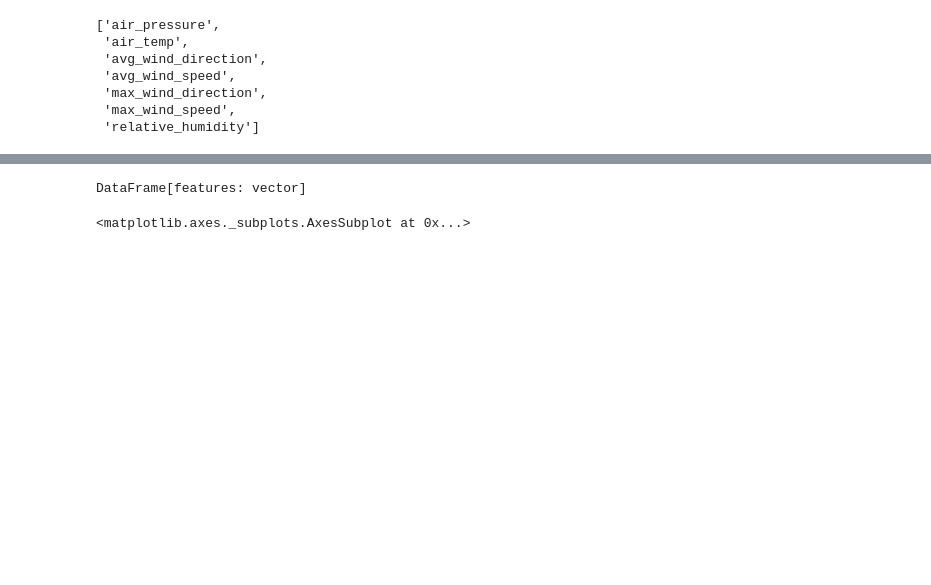
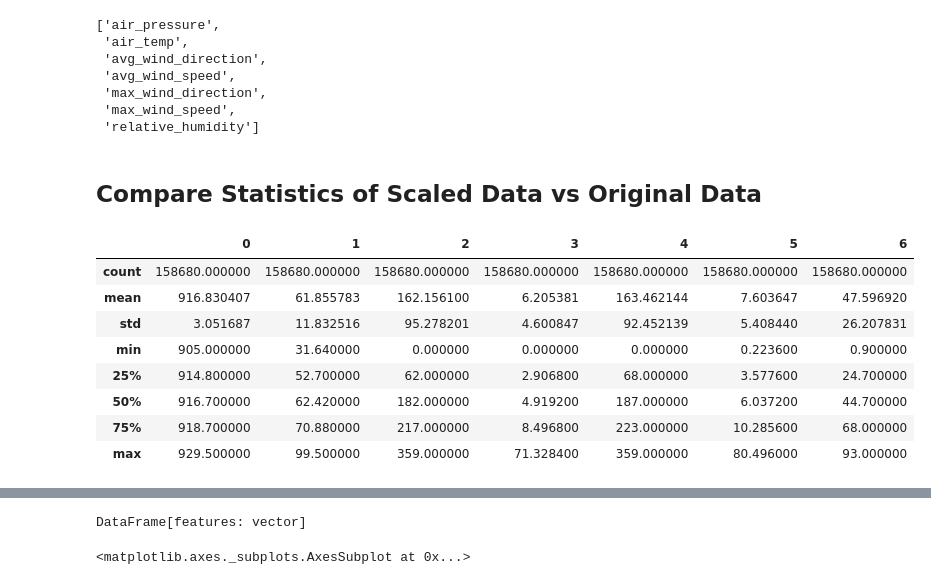
Before and after one commit to words-sdsc/courseraDataSimulation, a Jupyter notebook: course4-ML/Spark - Clustering.ipynb, the cells around one changed output, grey strips where cells are left out. Drawn from its saved outputs; the diff is of its cells as text; code cells hidden in the pictures; blank space fills up the shorter version.

```diff
--- a/course4-ML/Spark - Clustering.ipynb
+++ b/course4-ML/Spark - Clustering.ipynb
@@ -11,7 +11,7 @@ import matplotlib.pyplot as plt
 # %%
 sqlContext = SQLContext(sc)
 # %%
-dataDF = sqlContext.read.load('file:///home/cloudera/coursera/courseraDataSimulation/course4-ML/MW-timestamp-NEW.csv',
+dataDF = sqlContext.read.load('file:///home/cloudera/coursera/courseraDataSimulation/course4-ML/minute_weather.csv',
                           format='com.databricks.spark.csv',
                           header='true',inferSchema='true')
 # %%
@@ -38,6 +38,5 @@ dataDF.count()
 # %%
 #Down sample to take every 10th value
 
-#filtered = dataDF.filter((dataDF.rowID % 10) == 0)
-
-filtered = dataDF
+filtered = dataDF.filter((dataDF.rowID % 10) == 0)
+filtered.count()
@@ -91,2 +89,22 @@ scalerModel = scaler.fit(assembled)
 # Normalize each feature
 scaledData = scalerModel.transform(assembled)
+# %% [markdown]
+## Compare Statistics of Scaled Data vs Original Data
+# %%
+# UNSCALED : Extract features_pre and Describe features_pre
+
+splitVector = lambda x: pd.Series([i for i in x])
+
+N = scaledData.select("features_pre").toPandas()
+unScaledDF = N['features_pre'].apply(splitVector)
+unScaledDF.describe(percentiles=[])
+# %% [output]
+|  | 0 | 1 | 2 | 3 | 4 | 5 | 6 |
+| count | 158680.000000 | 158680.000000 | 158680.000000 | 158680.000000 | 158680.000000 | 158680.000000 | 158680.000000 |
+| mean | 916.830407 | 61.855783 | 162.156100 | 6.205381 | 163.462144 | 7.603647 | 47.596920 |
+| std | 3.051687 | 11.832516 | 95.278201 | 4.600847 | 92.452139 | 5.408440 | 26.207831 |
+| min | 905.000000 | 31.640000 | 0.000000 | 0.000000 | 0.000000 | 0.223600 | 0.900000 |
+| 25% | 914.800000 | 52.700000 | 62.000000 | 2.906800 | 68.000000 | 3.577600 | 24.700000 |
+| 50% | 916.700000 | 62.420000 | 182.000000 | 4.919200 | 187.000000 | 6.037200 | 44.700000 |
+| 75% | 918.700000 | 70.880000 | 217.000000 | 8.496800 | 223.000000 | 10.285600 | 68.000000 |
+| max | 929.500000 | 99.500000 | 359.000000 | 71.328400 | 359.000000 | 80.496000 | 93.000000 |
```
Also changed, not shown: parts of 23 cells of this notebook.
